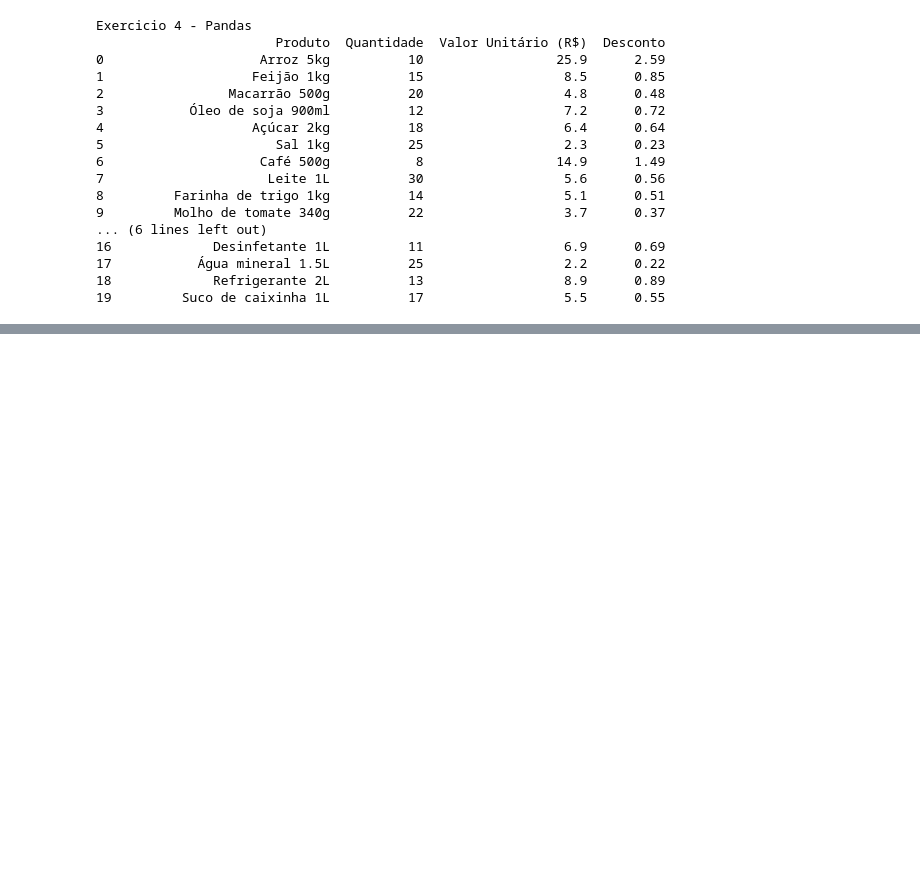
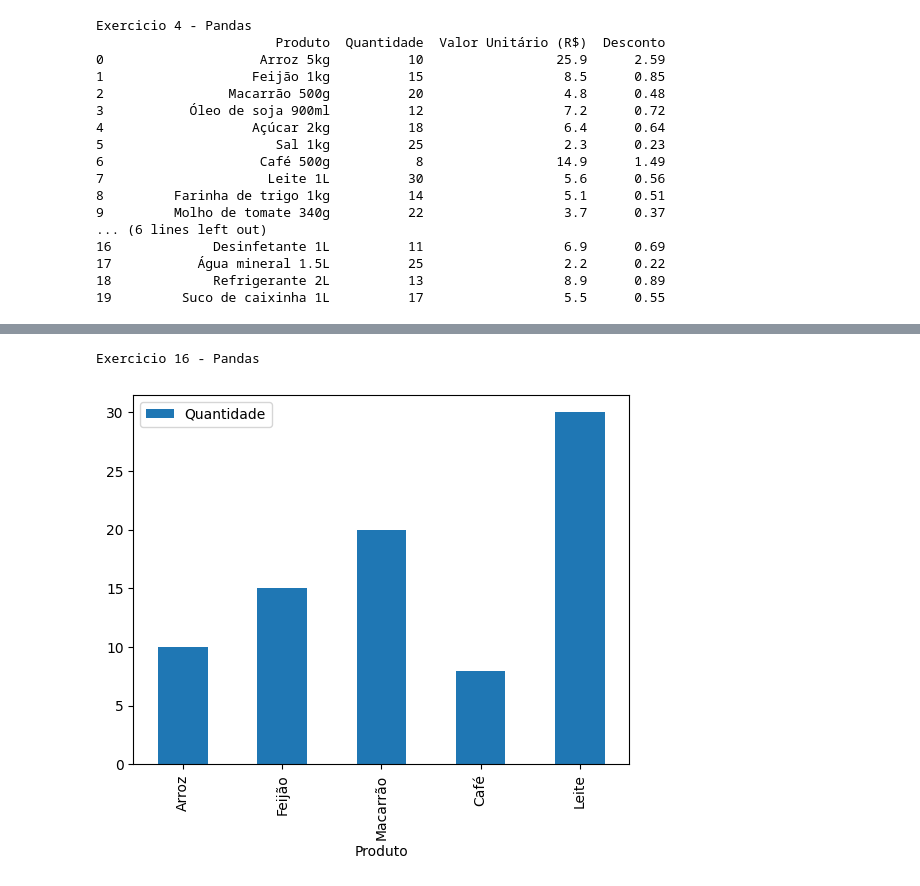
Before and after one commit to DevKaiqueTeixeira/IA, a Jupyter notebook: ExercicioLista2_Python_KaiqueDeLimaTeixeira_6periodo_TurmaC.ipynb, the cells around one changed output, grey strips where cells are left out. Drawn from its saved outputs; the diff is of its cells as text; code cells hidden in the pictures; blank space fills up the shorter version.

```diff
--- a/ExercicioLista2_Python_KaiqueDeLimaTeixeira_6periodo_TurmaC.ipynb
+++ b/ExercicioLista2_Python_KaiqueDeLimaTeixeira_6periodo_TurmaC.ipynb
@@ -1226,0 +1533,21 @@ Exercicio 4 - Pandas
+# %%
+print("Exercicio 16 - Pandas")
+
+import pandas as pd
+import matplotlib.pyplot as plt
+
+df = pd.DataFrame({
+    "Produto": ["Arroz", "Feijão", "Macarrão", "Café", "Leite"],
+    "Quantidade": [10, 15, 20, 8, 30]
+})
+
+df.plot(
+    x="Produto",
+    y="Quantidade",
+    kind="bar"
+)
+
+plt.show()
+# %% [output]
+Exercicio 16 - Pandas
+[figure, added]
```
Also changed, not shown: parts of 59 cells of this notebook.
